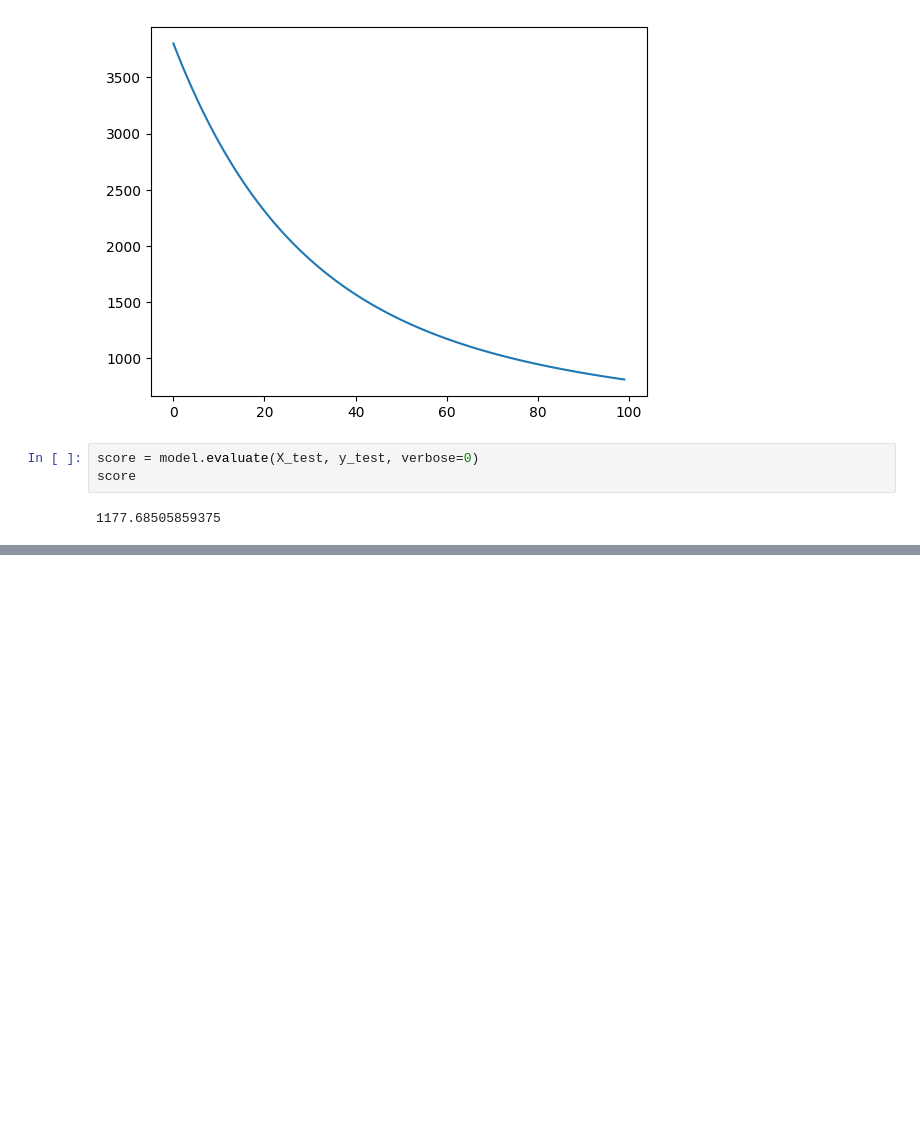
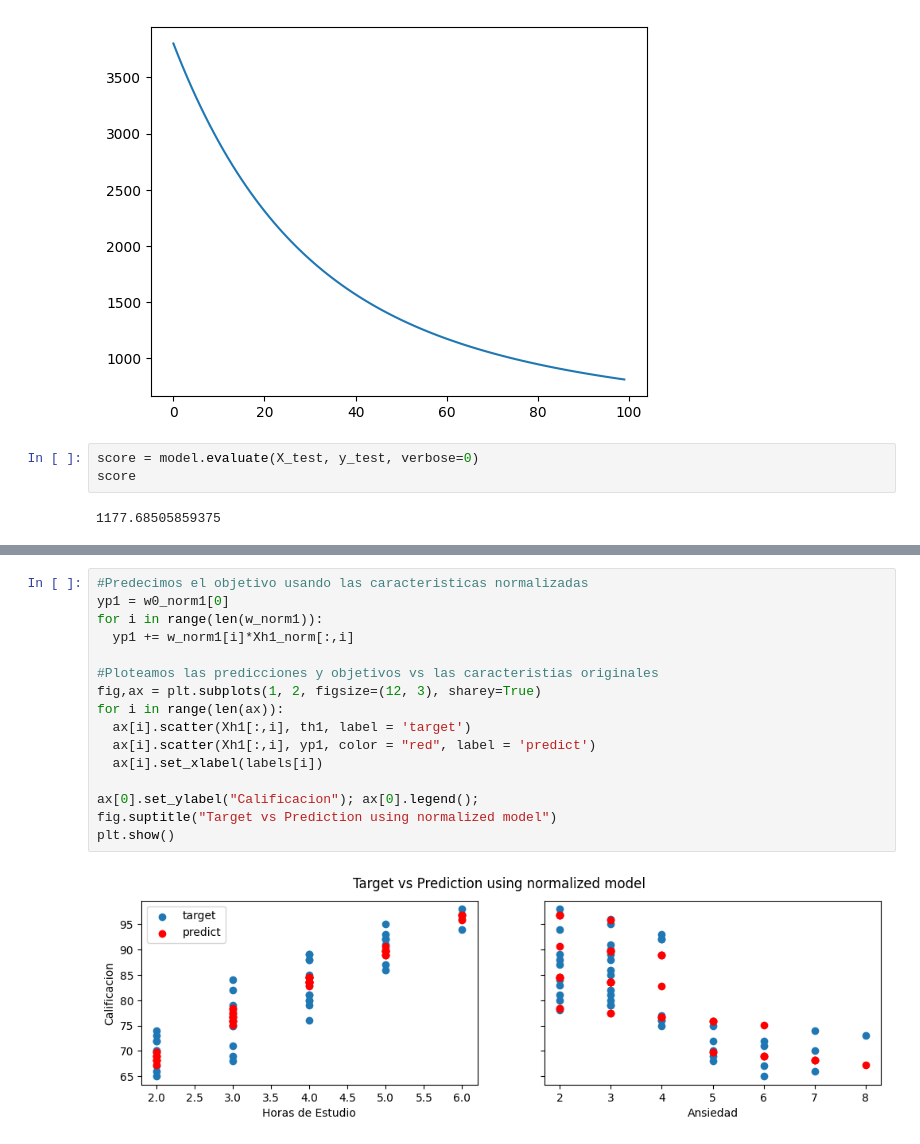
Before and after one commit to DCI-alxogm/ml2023-DPM2310, a Jupyter notebook: Sep8-9/Tarea5.ipynb, the cells around one changed output, grey strips where cells are left out. Saved outputs shown, nothing was run; the diff lists cells and outputs as text; blank space fills up the shorter version.

```diff
--- a/Sep8-9/Tarea5.ipynb
+++ b/Sep8-9/Tarea5.ipynb
@@ -180,0 +235,18 @@ score
+# %%
+#Predecimos el objetivo usando las caracteristicas normalizadas
+yp1 = w0_norm1[0]
+for i in range(len(w_norm1)):
+  yp1 += w_norm1[i]*Xh1_norm[:,i]
+
+#Ploteamos las predicciones y objetivos vs las caracteristias originales
+fig,ax = plt.subplots(1, 2, figsize=(12, 3), sharey=True)
+for i in range(len(ax)):
+  ax[i].scatter(Xh1[:,i], th1, label = 'target')
+  ax[i].scatter(Xh1[:,i], yp1, color = "red", label = 'predict')
+  ax[i].set_xlabel(labels[i])
+
+ax[0].set_ylabel("Calificacion"); ax[0].legend();
+fig.suptitle("Target vs Prediction using normalized model")
+plt.show()
+# %% [output]
+[figure, added]
```
Also changed, not shown: parts of 9 cells of this notebook.
